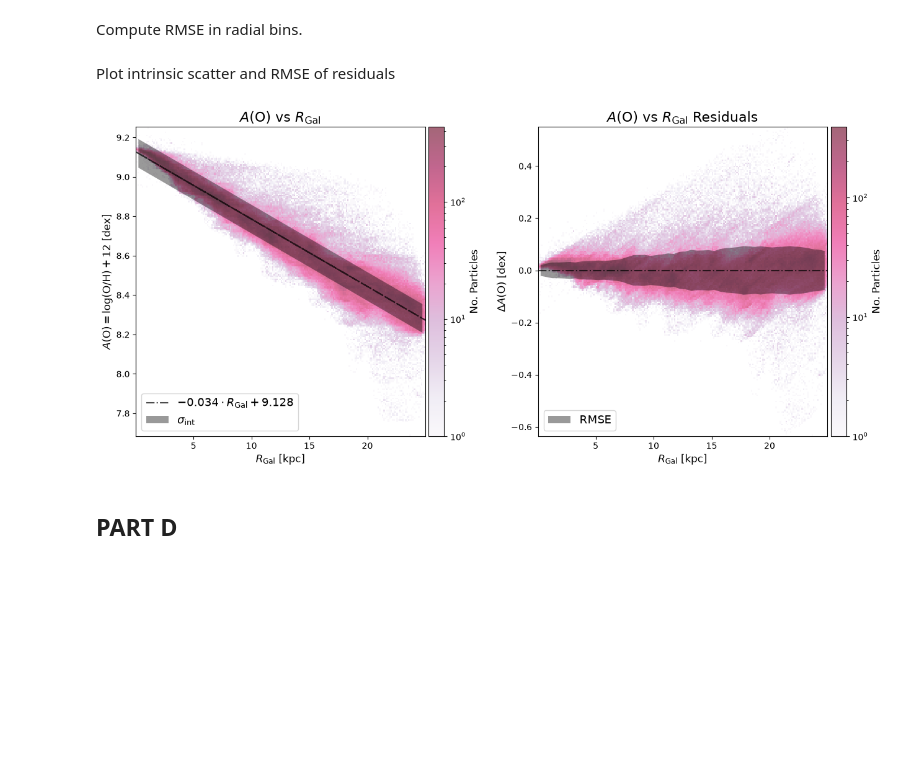
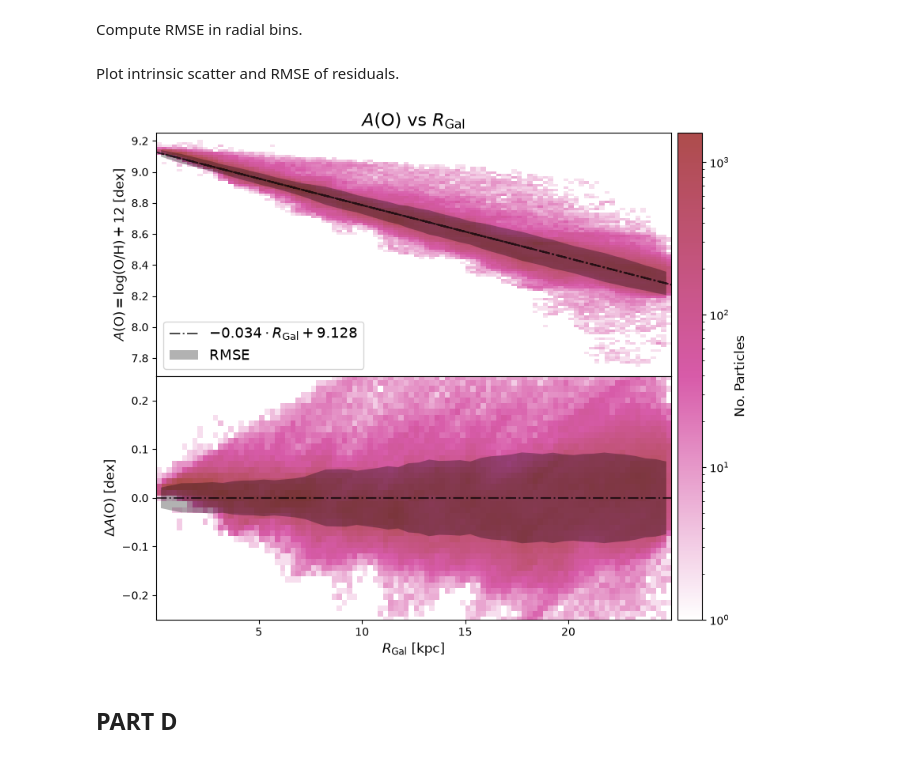
Before and after one commit to ljiainspriggs/ASTR4004-Problem-Set-2, a Jupyter notebook: 3.ipynb, the cells around one changed output. Cells and saved outputs as stored; diff of their text form; code cells hidden in the pictures; blank space fills up the shorter version.

```diff
--- a/3.ipynb
+++ b/3.ipynb
@@ -19,6 +19,12 @@ import pandas as pd
 # package for data visualisation
 import matplotlib.pyplot as plt
 from matplotlib.colors import LogNorm # for log cmaps
+from matplotlib.colors import LinearSegmentedColormap
+cmap_colours = ["mediumvioletred", "darkred"]
+cmap = LinearSegmentedColormap.from_list(
+    "cmap",
+    ["white", cmap_colours[0], cmap_colours[1]]
+) # set standard cmap
 # astropy for handling data in .fits format
 from astropy.io import fits
 # packages for model fitting
@@ -41,6 +47,11 @@ y_main = data["A_O"] # A(O)
 fit_res = np.polyfit(x, y_main, 1) # linear fit (deg=1), returns [m, b]
 y_fit = (fit_res[0])*x + fit_res[1] # y = mx + b
 y_resid = y_main - y_fit
+
+# binning values
+binsize = 100
+counts_main, x_edges, y_edges_main = np.histogram2d(x, y_main, bins=binsize) # main histogram
+counts_resid, _, y_edges_resid = np.histogram2d(x, y_resid, bins=binsize) # residuals histogram
 # %% [markdown]
 Create 2-panel figure and save.
 # %%
@@ -243,38 +248,32 @@ for r_min, r_max in zip(bins[:-1], bins[1:]):
 centre_array = np.array(centre_array)
 rmse_array = np.array(rmse_array)
 # %% [markdown]
-Plot intrinsic scatter and RMSE of residuals
+Plot intrinsic scatter and RMSE of residuals.
 # %%
-fig, axs = plt.subplots(1, 2, figsize=(13,6), sharex=False, sharey=False)
-binsize = 200
+fig, axs = plt.subplots(2, 1, figsize=(10,8), sharex=True, sharey=False, gridspec_kw={"height_ratios": [2, 2], "hspace": 0})
 
 ax = axs[0] # main (left) panel
-h_main = ax.hist2d(x, y_main, bins=binsize, cmap="PuRd", norm=LogNorm(), alpha=0.6) # define 2D hist
-ax.plot(x, m_med*x+b_med, lw=1.5, marker="", c="black", label   =rf"${m_med:.3f}\cdot R_\mathrm{{Gal}} + {b_med:.3f}$", ls="-.", alpha=0.7)
-ax.fill_between(centre_array, (m_med*centre_array+b_med)-sigma_med, (m_med*centre_array+b_med)+sigma_med, color="black", alpha=0.4, edgecolor=None, label=r"$\sigma_\mathrm{int}$")
+image = ax.pcolormesh(x_edges, y_edges_main, counts_main.T, cmap=cmap, norm=LogNorm(), shading="auto", alpha=0.7) # plot 2D hist
+ax.plot(x, y_fit, lw=1.5, marker="", c="black", label=rf"${fit_res[0]:.3f}\cdot R_\mathrm{{Gal}} + {fit_res[1]:.3f}$", ls="-.", alpha=0.7)
+ax.fill_between(centre_array, (m_med*centre_array+b_med)-rmse_array, (m_med*centre_array+b_med)+rmse_array, color="black", alpha=0.3, edgecolor=None, label="RMSE")
 ax.set_title(r"$A(\mathrm{O})$ vs $R_\mathrm{Gal}$", fontsize=16) # panel title
 ax.set_ylabel(r"$A(\mathrm{O}) = \log(\mathrm{O}/\mathrm{H}) + 12$ [dex]", fontsize=12) # y axis label
-ax.set_xlabel(r"$R_\mathrm{Gal}$ [kpc]", fontsize=12) # x label
-cbar = fig.colorbar(h_main[3], ax=ax, label="No. Particles", pad=0.01)
-cbar.set_label("No. Particles", fontsize=12)
 ax.legend(loc="lower left", fontsize=13)
 
 ax = axs[1] # residuals (right) panel
-h_resid = ax.hist2d(x, y_main - (m_med*x+b_med), bins=binsize, cmap="PuRd", norm=LogNorm(), alpha=0.6) # define 2D hist
-ax.fill_between(centre_array, -rmse_array, rmse_array, color="black", alpha=0.4, edgecolor=None, label="RMSE")
+ax.pcolormesh(x_edges, y_edges_resid, counts_resid.T, cmap=cmap, norm=LogNorm(), shading="auto", alpha=0.7)
 ax.axhline(0, c="black", lw=1.5, ls="-.", alpha=0.7)
-ax.set_title(r"$A(\mathrm{O})$ vs $R_\mathrm{Gal}$ Residuals", fontsize=16)
+ax.fill_between(centre_array, -rmse_array, rmse_array, color="black", alpha=0.3, edgecolor=None, label="RMSE")
 ax.set_ylabel(r"$\Delta A(\mathrm{O})$ [dex]", fontsize=12)
-ax.set_xlabel(r"$R_\mathrm{Gal}$ [kpc]", fontsize=12)
-cbar = fig.colorbar(h_resid[3], ax=ax, label="No. Particles", pad=0.01)
+ax.set_xlabel(r"$R_\mathrm{Gal}$ [kpc]", fontsize=12) # x axis label
+ax.set_ylim(-0.25, 0.25)
+cbar = fig.colorbar(image, ax=axs, pad=0.01)
 cbar.set_label("No. Particles", fontsize=12)
-ax.legend(loc="lower left", fontsize=13)
 
-plt.tight_layout() # minimise whitespace around/between panels
 plt.savefig("figures/q3c_residuals.png", dpi=200) # save to figures/
 plt.show() # display figure
 # %% [output]
-[figure, old version]
+[figure, new version]
 # %% [markdown]
 ## **PART D**
 # %% [markdown]
```
Also changed, not shown: parts of 6 cells of this notebook, 4 other files.
